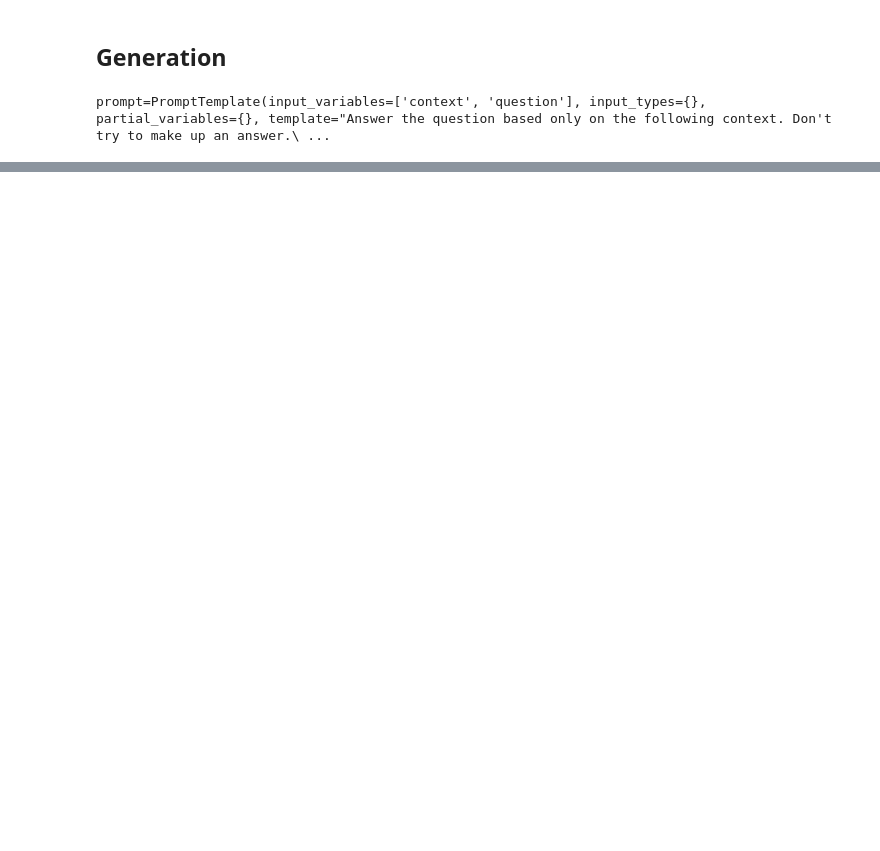
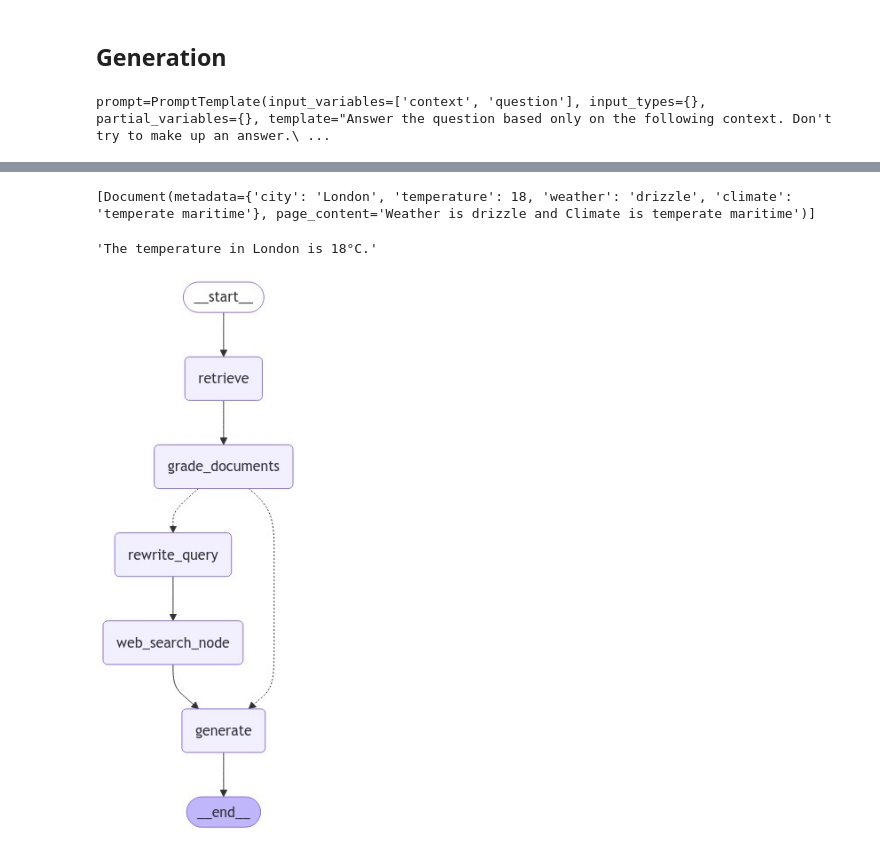
Before and after one commit to ranjanrakesh47g/WeatherRAG, a Jupyter notebook: Notebooks/WeatherRAG.ipynb, the cells around one changed output, grey strips where cells are left out. Drawn from its saved outputs; the diff is of its cells as text; code cells hidden in the pictures; blank space fills up the shorter version.

Commit message:
add rag graph

```diff
--- a/Notebooks/WeatherRAG.ipynb
+++ b/Notebooks/WeatherRAG.ipynb
@@ -335,0 +728,10 @@ Wall time: 1.67 s
+# %%
+documents = retriever.get_relevant_documents(question)
+documents
+# %% [output]
+[Document(metadata={'city': 'London', 'temperature': 18, 'weather': 'drizzle', 'climate': 'temperate maritime'}, page_content='Weather is drizzle and Climate is temperate maritime')]
+# %%
+generation = rag_chain.invoke({"context": documents, "input": question})
+generation
+# %% [output]
+'The temperature in London is 18°C.'
@@ -335,0 +809,40 @@ Wall time: 1.67 s
+# %%
+class GraphState(TypedDict):
+    """ Represents the state of our graph. """
+    input: str
+    generation: str
+    web_search: str
+    documents: List[str]
+
+workflow = StateGraph(GraphState)
+# %%
+# Define the nodes
+workflow.add_node("retrieve", retrieve)  # retrieve
+workflow.add_node("grade_documents", grade_documents)  # grade documents
+workflow.add_node("generate", generate)  # generatae
+workflow.add_node("rewrite_query", rewrite_query)  # transform_query
+workflow.add_node("web_search_node", web_search)  # web search
+
+# Build graph
+workflow.add_edge(START, "retrieve")
+workflow.add_edge("retrieve", "grade_documents")
+workflow.add_conditional_edges(
+    "grade_documents", decide_to_generate,
+    {"rewrite_query": "rewrite_query",
+     "generate": "generate"})
+workflow.add_edge("rewrite_query", "web_search_node")
+workflow.add_edge("web_search_node", "generate")
+workflow.add_edge("generate", END)
+
+# Compile
+app = workflow.compile()
+# %%
+display(
+    Image(
+        app.get_graph().draw_mermaid_png(
+            draw_method=MermaidDrawMethod.API,
+        )
+    )
+)
+# %% [output]
+[figure, added]
```
Also changed, not shown: parts of 76 cells of this notebook, 3 other files.
